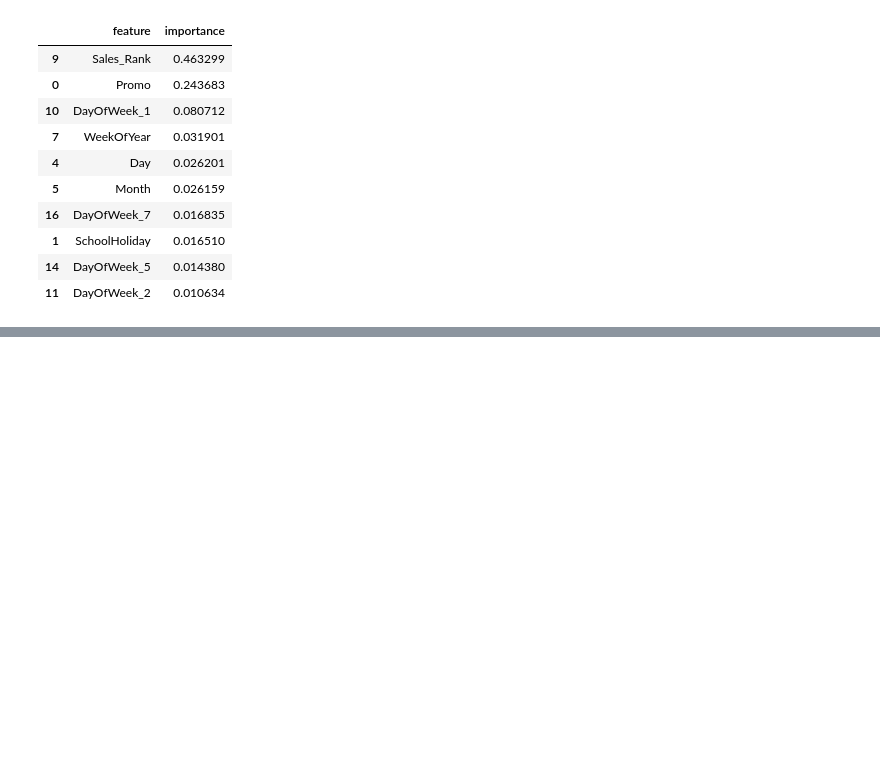
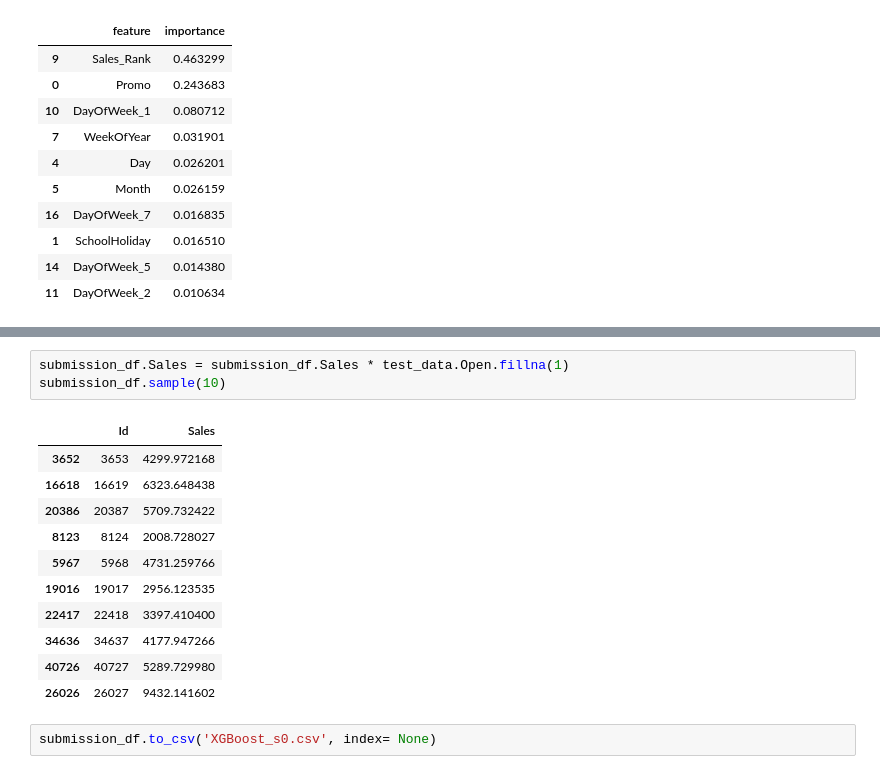
Before and after one commit to mr-ayush-agrawal/MachineLearningBasics, a Jupyter notebook: freeCodeCamp/SalesCompetition/Boosting_sol.ipynb, the cells around one changed output, grey strips where cells are left out. Drawn from its saved outputs; the diff is of its cells as text; blank space fills up the shorter version.

```diff
--- a/freeCodeCamp/SalesCompetition/Boosting_sol.ipynb
+++ b/freeCodeCamp/SalesCompetition/Boosting_sol.ipynb
@@ -534,0 +652,17 @@ importancedf.head(10)
+# %%
+submission_df.Sales = submission_df.Sales * test_data.Open.fillna(1)
+submission_df.sample(10)
+# %% [output]
+|  | Id | Sales |
+| 3652 | 3653 | 4299.972168 |
+| 16618 | 16619 | 6323.648438 |
+| 20386 | 20387 | 5709.732422 |
+| 8123 | 8124 | 2008.728027 |
+| 5967 | 5968 | 4731.259766 |
+| 19016 | 19017 | 2956.123535 |
+| 22417 | 22418 | 3397.410400 |
+| 34636 | 34637 | 4177.947266 |
+| 40726 | 40727 | 5289.729980 |
+| 26026 | 26027 | 9432.141602 |
+# %%
+submission_df.to_csv('XGBoost_s0.csv', index= None)
```
Also changed, not shown: parts of 21 cells of this notebook.
